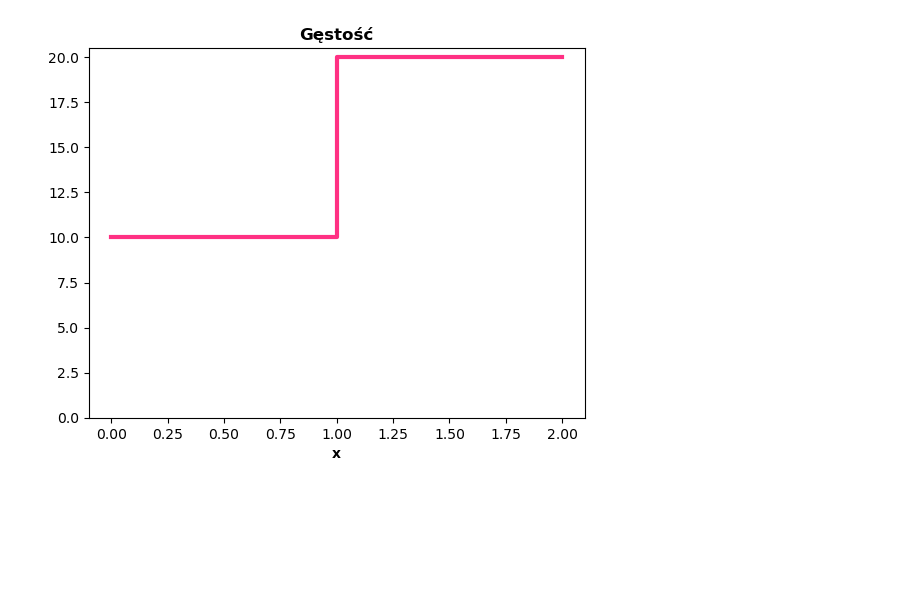
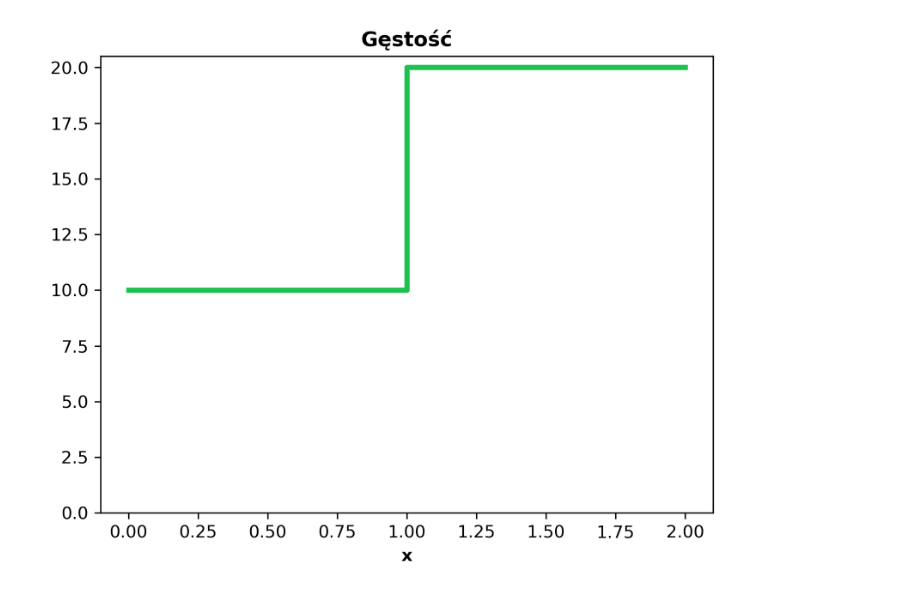
Before and after one commit to izalu24/Praca-licencjacka, a Jupyter notebook: przyklady_do_uwag.ipynb, the cells around one changed output. Saved outputs shown, nothing was run; the diff lists cells and outputs as text; code cells hidden in the pictures; blank space fills up the shorter version.

```diff
--- a/przyklady_do_uwag.ipynb
+++ b/przyklady_do_uwag.ipynb
@@ -1,16 +1,18 @@
 # %%
 import numpy as np
 import matplotlib.pyplot as plt
+# %%
+plt.rcParams['figure.dpi'] = 300
 # %%
 rho = np.array([10, 10, 20, 20])
 x = np.array([0, 1, 1, 2])
 plt.title("Gęstość", fontweight="bold")
 plt.xlabel("x", fontweight="bold")
-plt.plot(x, rho, color="#FF3083", linewidth=3)
+plt.plot(x, rho, color="#1EC14E", linewidth=3)
 plt.ylim(ymin=0)
 plt.show()
 # %% [output]
-[figure, old version]
+[figure, new version]
 # %%
 x = np.arange(0, 2, 0.01)
 cent = np.arange(0.125, 1.876, 0.25)
```
Also changed, not shown: parts of 2 cells of this notebook, 6 other files.
